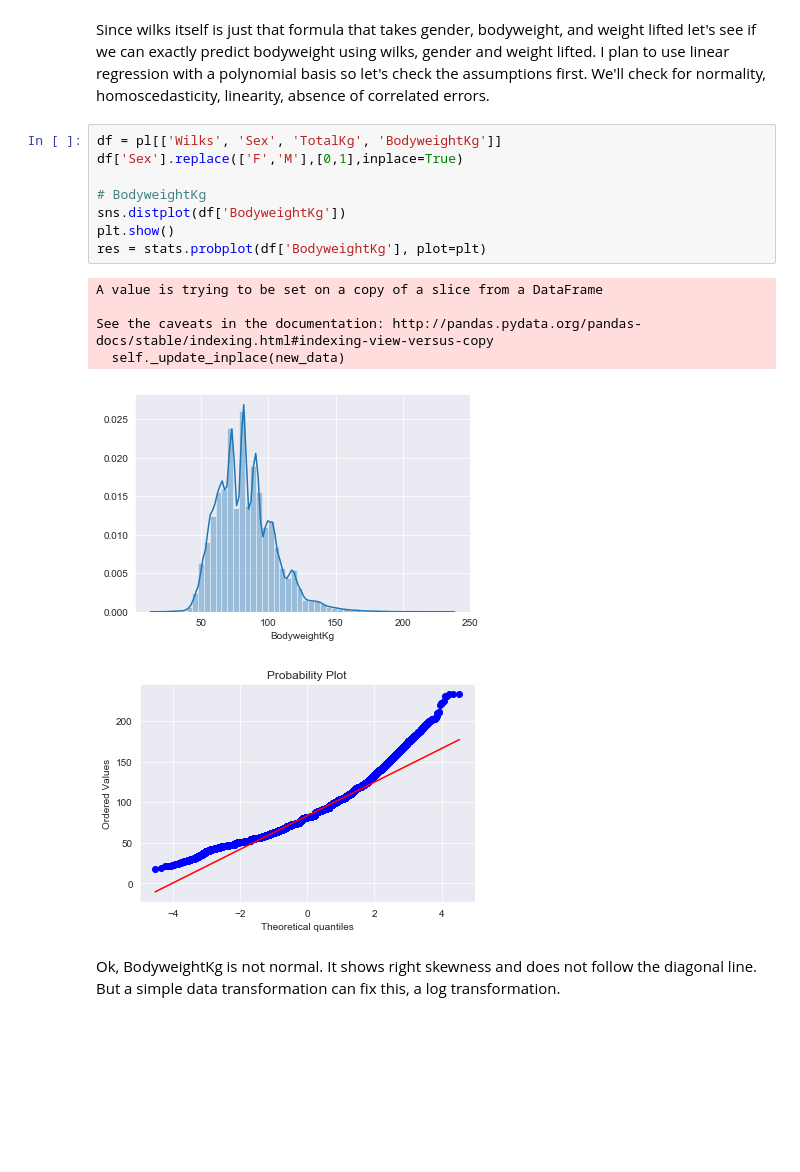
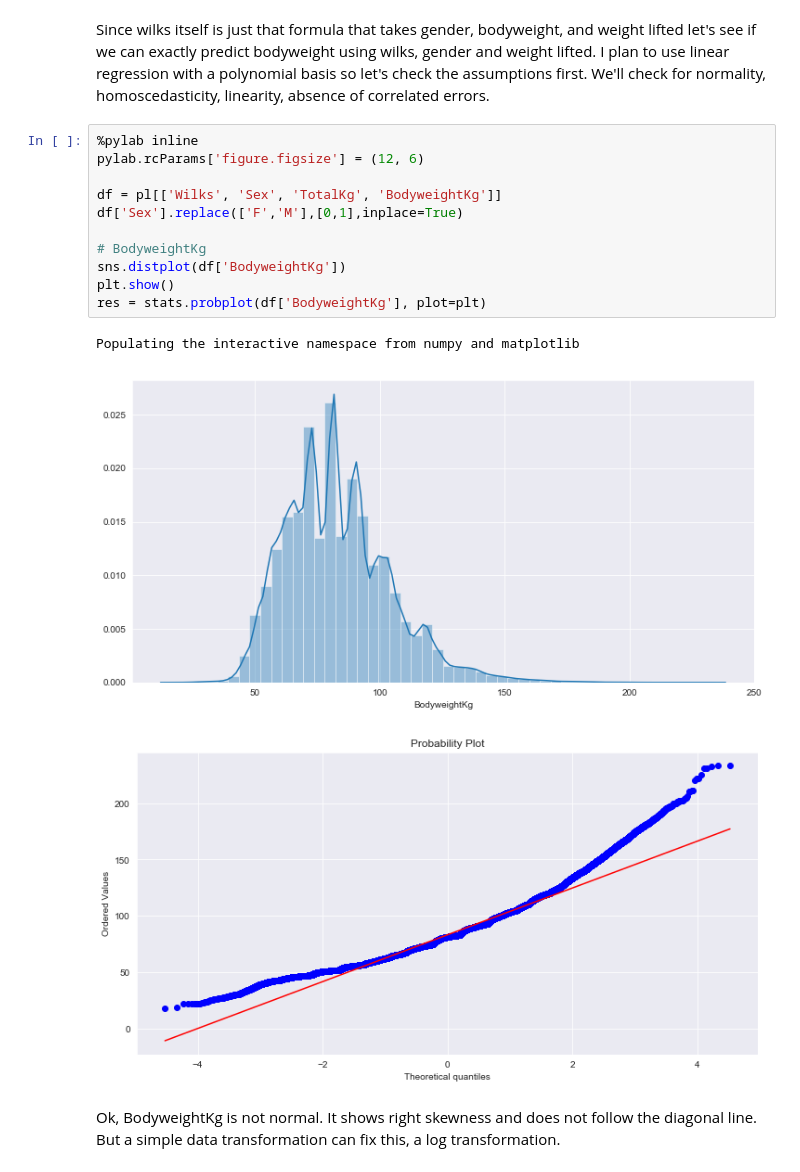
Before and after one commit to ParkerRam/Powerlifting-Analysis, a Jupyter notebook: pl_analysis.ipynb, the cells around one changed output. Saved outputs shown, nothing was run; the diff lists cells and outputs as text; blank space fills up the shorter version.

```diff
--- a/pl_analysis.ipynb
+++ b/pl_analysis.ipynb
@@ -295,20 +295,20 @@ Again nothing too surprising here, a clear positive correlation can be seen betw
 # %% [markdown]
 Since wilks itself is just that formula that takes gender, bodyweight, and weight lifted let's see if we can exactly predict bodyweight using wilks, gender and weight lifted. I plan to use linear regression with a polynomial basis so let's check the assumptions first. We'll check for normality, homoscedasticity, linearity, absence of correlated errors.
 # %%
+%pylab inline
+pylab.rcParams['figure.figsize'] = (12, 6)
+
 df = pl[['Wilks', 'Sex', 'TotalKg', 'BodyweightKg']]
 df['Sex'].replace(['F','M'],[0,1],inplace=True)
 
 # BodyweightKg
 sns.distplot(df['BodyweightKg'])
 plt.show()
 res = stats.probplot(df['BodyweightKg'], plot=plt)
 # %% [output]
-A value is trying to be set on a copy of a slice from a DataFrame
-
-See the caveats in the documentation: http://pandas.pydata.org/pandas-docs/stable/indexing.html#indexing-view-versus-copy
-  self._update_inplace(new_data)
+Populating the interactive namespace from numpy and matplotlib
-[figure, old version]
+[figure, new version]
-[figure, old version]
+[figure, new version]
 # %% [markdown]
 Ok, BodyweightKg is not normal. It shows right skewness and does not follow the diagonal line. But a simple data transformation can fix this, a log transformation.
 # %%
```
Also changed, not shown: parts of 9 cells of this notebook.
